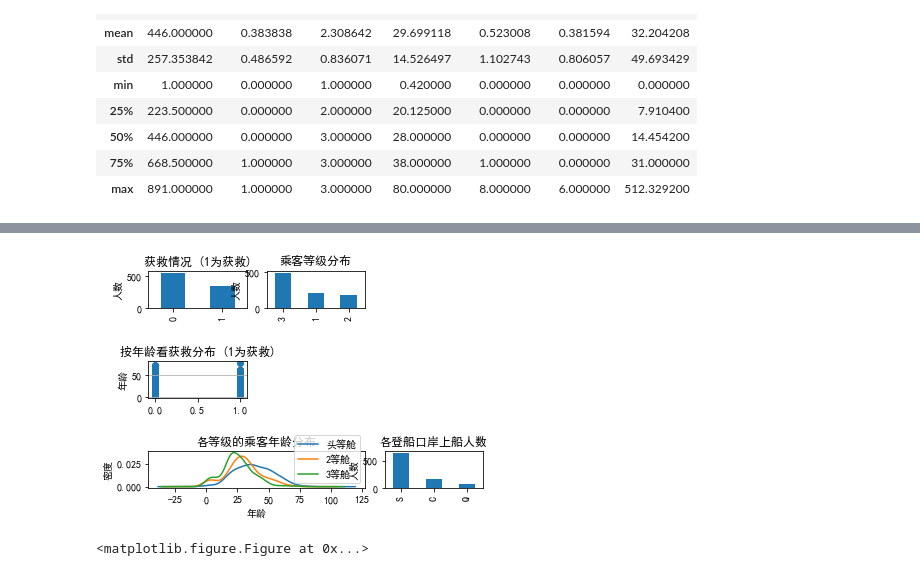
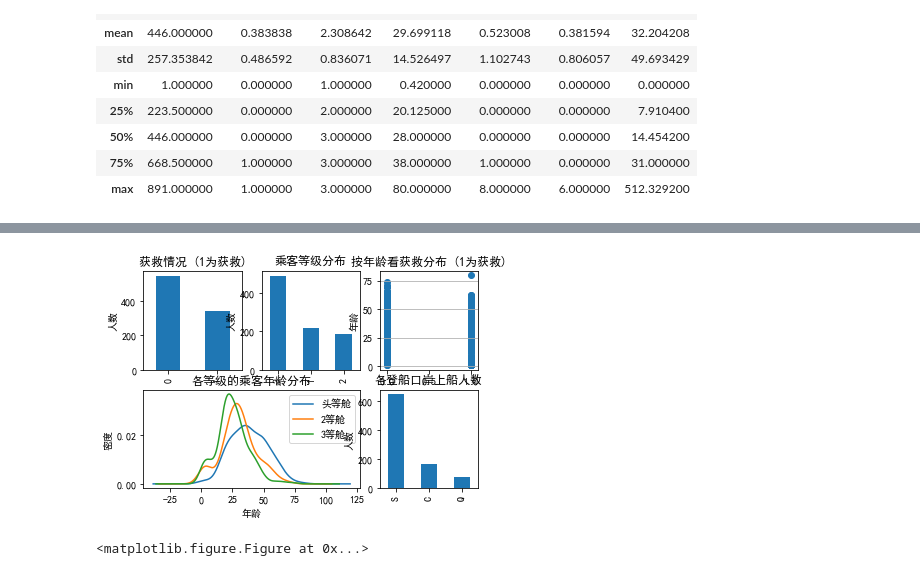
Before and after one commit to chenyangcn/Deep-Learning, a Jupyter notebook: Kaggle/Titanic/Titanic.ipynb, the cells around one changed output, grey strips where cells are left out. Cells and saved outputs as stored; diff of their text form; code cells hidden in the pictures.

```diff
--- a/Kaggle/Titanic/Titanic.ipynb
+++ b/Kaggle/Titanic/Titanic.ipynb
@@ -4,7 +4,7 @@ import pandas as pd
 import numpy as np
 from pandas import Series, DataFrame
 
-data_train = pd.read_csv("C:\\Users\\Leon\\Documents\\Data Road\\Kaggle\\Titanic\\Train.csv")
+data_train = pd.read_csv("./Train.csv")
 data_train.describe()
 # %% [output]
 |  | PassengerId | Survived | Pclass | Age | SibSp | Parch | Fare |
@@ -24,40 +44,40 @@ fig.set(alpha=0.2)  # 设定图表颜色alpha参数
 plt.rcParams['font.sans-serif'] = ['SimHei']  # 指定默认字体
 plt.rcParams['axes.unicode_minus'] = False  # 解决保存图像是负号'-'显示为方块的问题
 
-plt.subplot2grid((5, 3),(0,0))             # 在一张大图里分列几个小图
-data_train.Survived.value_counts().plot(kind='bar')# 柱状图
+plt.subplot2grid((2,3),(0,0))             # 在一张大图里分列几个小图
+data_train.Survived.value_counts().plot.bar()# 柱状图
 plt.title(u"获救情况 (1为获救)") # 标题
 plt.ylabel(u"人数")
 
-plt.subplot2grid((5, 3),(0, 1))
+plt.subplot2grid((2,3),(0,1))
 data_train.Pclass.value_counts().plot(kind="bar")
 plt.ylabel(u"人数")
 plt.title(u"乘客等级分布")
 
-plt.subplot2grid((5, 3),(2,0))
+plt.subplot2grid((2,3),(0,2))
 plt.scatter(data_train.Survived, data_train.Age)
 plt.ylabel(u"年龄")                         # 设定纵坐标名称
 plt.grid(b=True, which='major', axis='y')
 plt.title(u"按年龄看获救分布 (1为获救)")
 
 
-plt.subplot2grid((5,3),(4,0), colspan=2)
+plt.subplot2grid((2,3),(1,0), colspan=2)
 data_train.Age[data_train.Pclass == 1].plot(kind='kde')
 data_train.Age[data_train.Pclass == 2].plot(kind='kde')
 data_train.Age[data_train.Pclass == 3].plot(kind='kde')
 plt.xlabel(u"年龄")# plots an axis lable
 plt.ylabel(u"密度")
 plt.title(u"各等级的乘客年龄分布")
 plt.legend((u'头等舱', u'2等舱',u'3等舱'),loc='best') # sets our legend for our graph.
 
 
-plt.subplot2grid((5,3),(4,2))
+plt.subplot2grid((2,3),(1,2))
 data_train.Embarked.value_counts().plot(kind='bar')
 plt.title(u"各登船口岸上船人数")
 plt.ylabel(u"人数")
 plt.show()
 # %% [output]
-[figure, old version]
+[figure, new version]
 # %%
 #看看各乘客等级的获救情况
 fig = plt.figure()
```
Also changed, not shown: parts of 4 cells of this notebook, 4 other files.
